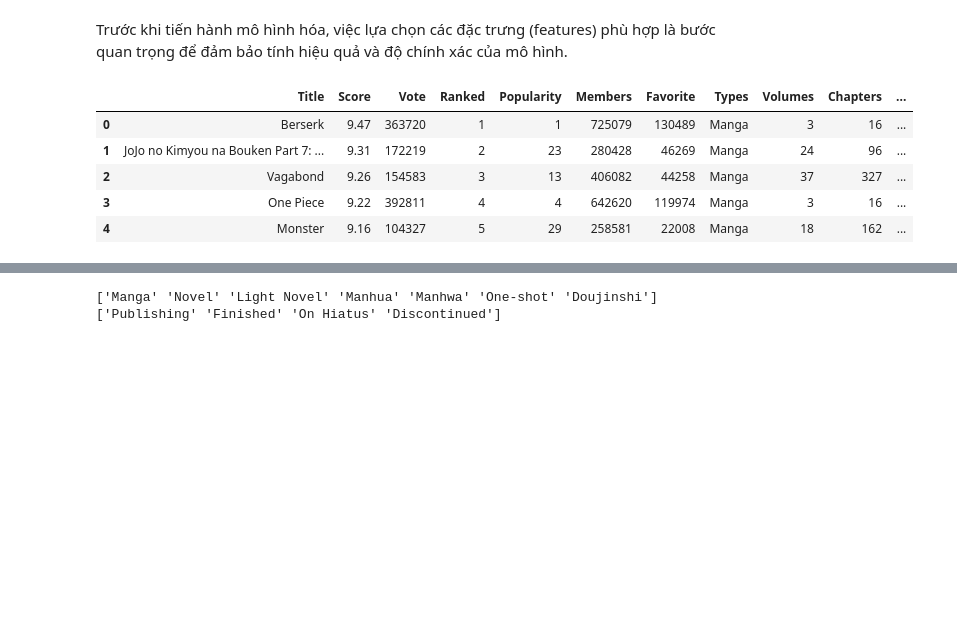
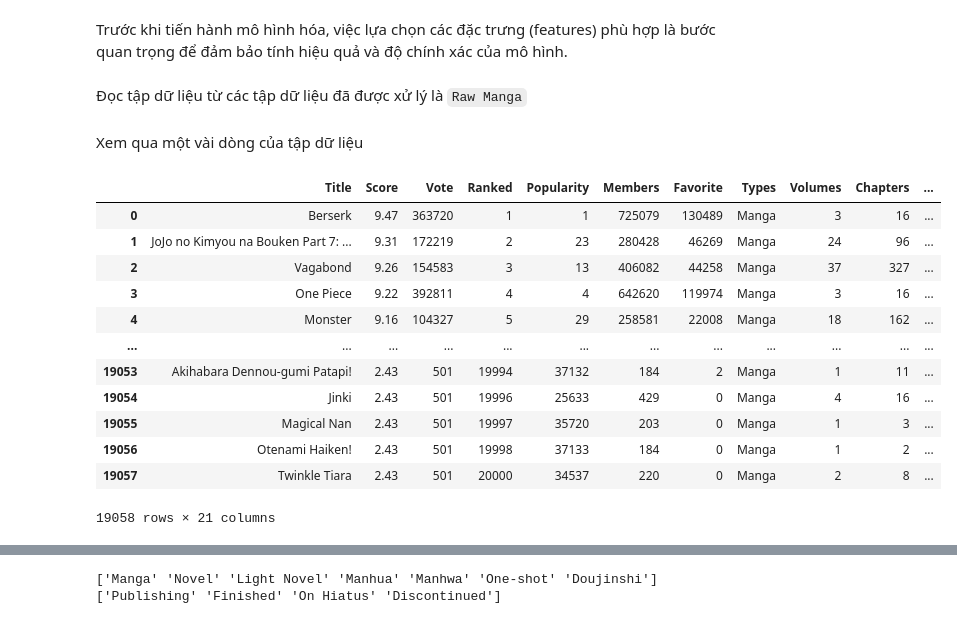
Before and after one commit to hahuy2004/FinalProject_IntroductionDS, a Jupyter notebook: Data_Modeling/data_modeling.ipynb, the cells around one changed output, grey strips where cells are left out. Cells and saved outputs as stored; diff of their text form; code cells hidden in the pictures; blank space fills up the shorter version.

```diff
--- a/Data_Modeling/data_modeling.ipynb
+++ b/Data_Modeling/data_modeling.ipynb
@@ -35 +19,3 @@ from sklearn.model_selection import GridSearchCV, cross_val_score
+# %% [markdown]
+Đọc tập dữ liệu từ các tập dữ liệu đã được xử lý là `Raw Manga`
 # %%
@@ -36,11 +24,20 @@ from sklearn.model_selection import GridSearchCV, cross_val_score
 manga_df = pd.read_csv('../Preprocessing/Preprocessed Data/Raw Manga/raw_manga_proccessed_updated.csv')
+# %% [markdown]
+Xem qua một vài dòng của tập dữ liệu
 # %%
 pd.set_option('display.max_columns', None)
-manga_df.head()
+manga_df
 # %% [output]
 |  | Title | Score | Vote | Ranked | Popularity | Members | Favorite | Types | Volumes | Chapters | ... |
 | 0 | Berserk | 9.47 | 363720 | 1 | 1 | 725079 | 130489 | Manga | 3 | 16 | ... |
 | 1 | JoJo no Kimyou na Bouken Part 7: ... | 9.31 | 172219 | 2 | 23 | 280428 | 46269 | Manga | 24 | 96 | ... |
 | 2 | Vagabond | 9.26 | 154583 | 3 | 13 | 406082 | 44258 | Manga | 37 | 327 | ... |
 | 3 | One Piece | 9.22 | 392811 | 4 | 4 | 642620 | 119974 | Manga | 3 | 16 | ... |
 | 4 | Monster | 9.16 | 104327 | 5 | 29 | 258581 | 22008 | Manga | 18 | 162 | ... |
+| ... | ... | ... | ... | ... | ... | ... | ... | ... | ... | ... | ... |
+| 19053 | Akihabara Dennou-gumi Patapi! | 2.43 | 501 | 19994 | 37132 | 184 | 2 | Manga | 1 | 11 | ... |
+| 19054 | Jinki | 2.43 | 501 | 19996 | 25633 | 429 | 0 | Manga | 4 | 16 | ... |
+| 19055 | Magical Nan | 2.43 | 501 | 19997 | 35720 | 203 | 0 | Manga | 1 | 3 | ... |
+| 19056 | Otenami Haiken! | 2.43 | 501 | 19998 | 37133 | 184 | 0 | Manga | 1 | 2 | ... |
+| 19057 | Twinkle Tiara | 2.43 | 501 | 20000 | 34537 | 220 | 0 | Manga | 2 | 8 | ... |
+19058 rows × 21 columns
```
Also changed, not shown: parts of 42 cells of this notebook.
